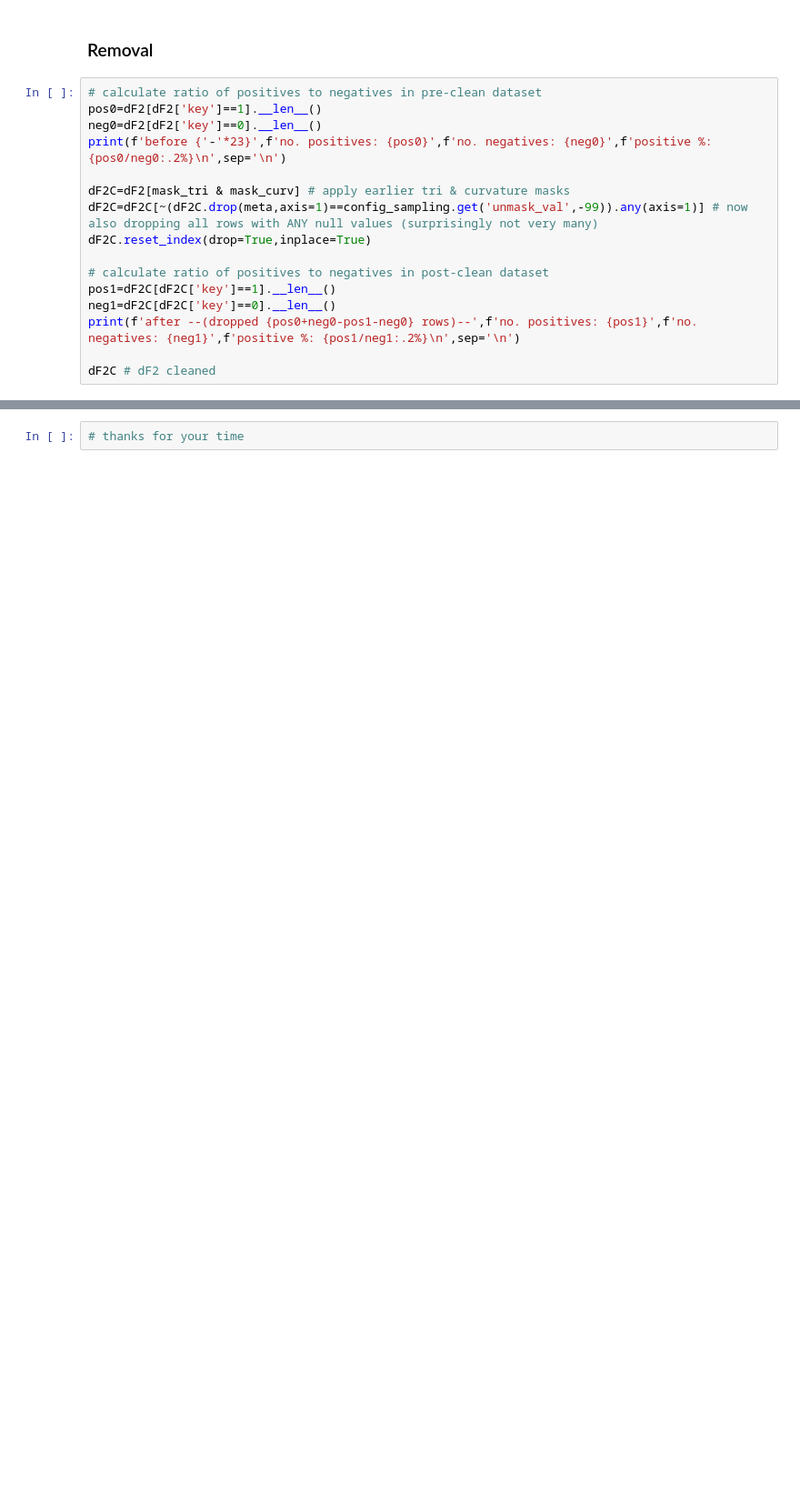
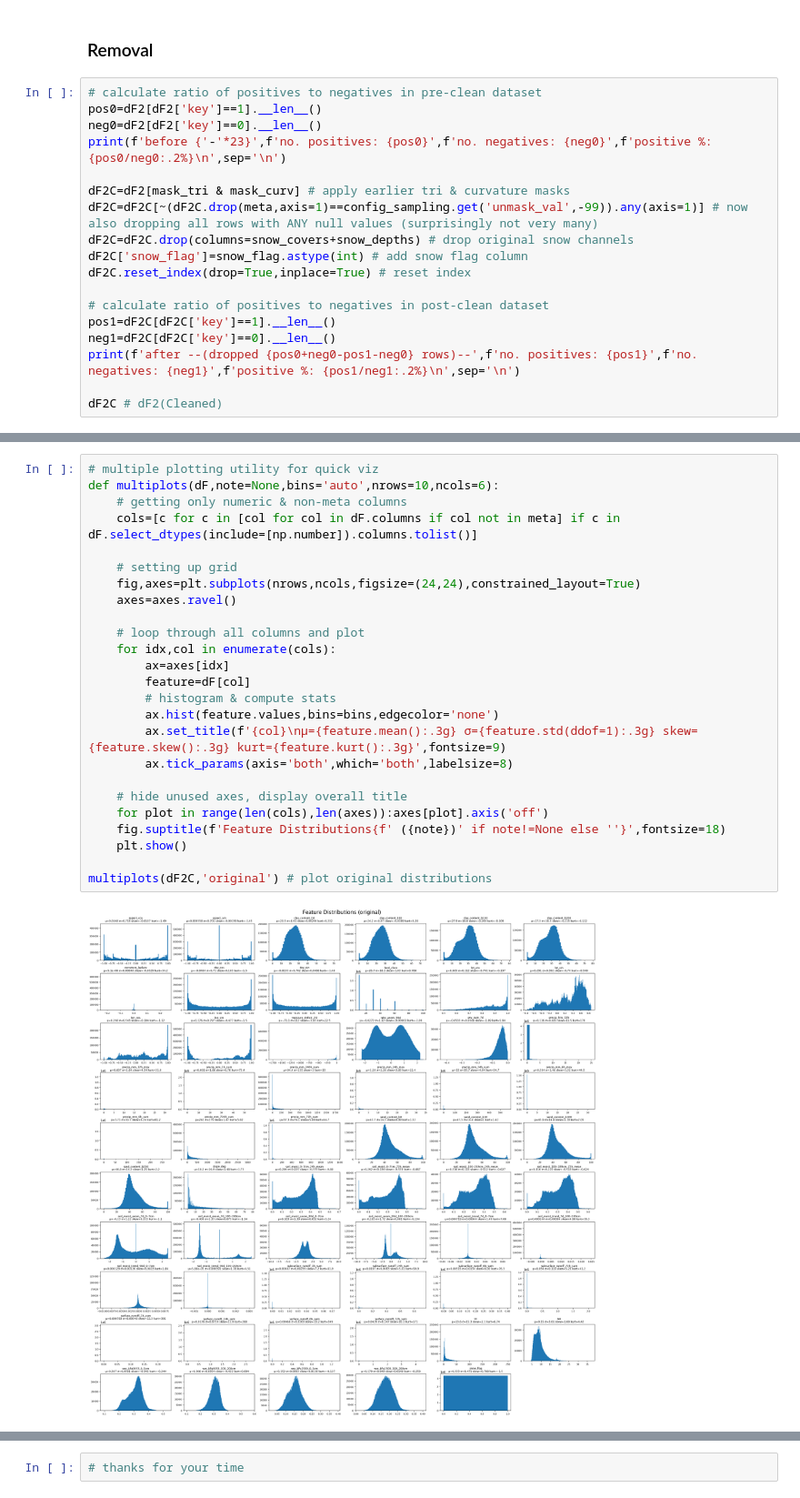
Before and after one commit to shyagehike/atlas-v2, a Jupyter notebook: features.ipynb, the cells around one changed output, grey strips where cells are left out. Shown at 91% size. Saved outputs shown, nothing was run; the diff lists cells and outputs as text; blank space fills up the shorter version.

```diff
--- a/features.ipynb
+++ b/features.ipynb
@@ -895,14 +921,16 @@ print(f'before {'-'*23}',f'no. positives: {pos0}',f'no. negatives: {neg0}',f'pos
 
 dF2C=dF2[mask_tri & mask_curv] # apply earlier tri & curvature masks
 dF2C=dF2C[~(dF2C.drop(meta,axis=1)==config_sampling.get('unmask_val',-99)).any(axis=1)] # now also dropping all rows with ANY null values (surprisingly not very many)
-dF2C.reset_index(drop=True,inplace=True)
+dF2C=dF2C.drop(columns=snow_covers+snow_depths) # drop original snow channels
+dF2C['snow_flag']=snow_flag.astype(int) # add snow flag column
+dF2C.reset_index(drop=True,inplace=True) # reset index
 
 # calculate ratio of positives to negatives in post-clean dataset
 pos1=dF2C[dF2C['key']==1].__len__()
 neg1=dF2C[dF2C['key']==0].__len__()
 print(f'after --(dropped {pos0+neg0-pos1-neg0} rows)--',f'no. positives: {pos1}',f'no. negatives: {neg1}',f'positive %: {pos1/neg1:.2%}\n',sep='\n')
 
-dF2C # dF2 cleaned
+dF2C # dF2(Cleaned)
 # %% [output]
 before -----------------------
 no. positives: 1158984
@@ -928,0 +959,27 @@ positive %: 32.86%
+# %%
+# multiple plotting utility for quick viz
+def multiplots(dF,note=None,bins='auto',nrows=10,ncols=6):
+    # getting only numeric & non-meta columns
+    cols=[c for c in [col for col in dF.columns if col not in meta] if c in dF.select_dtypes(include=[np.number]).columns.tolist()]
+
+    # setting up grid
+    fig,axes=plt.subplots(nrows,ncols,figsize=(24,24),constrained_layout=True)
+    axes=axes.ravel()
+
+    # loop through all columns and plot
+    for idx,col in enumerate(cols):
+        ax=axes[idx]
+        feature=dF[col]
+        # histogram & compute stats
+        ax.hist(feature.values,bins=bins,edgecolor='none')
+        ax.set_title(f'{col}\nμ={feature.mean():.3g} σ={feature.std(ddof=1):.3g} skew={feature.skew():.3g} kurt={feature.kurt():.3g}',fontsize=9)
+        ax.tick_params(axis='both',which='both',labelsize=8)
+
+    # hide unused axes, display overall title
+    for plot in range(len(cols),len(axes)):axes[plot].axis('off')
+    fig.suptitle(f'Feature Distributions{f' ({note})' if note!=None else ''}',fontsize=18)
+    plt.show()
+
+multiplots(dF2C,'original') # plot original distributions
+# %% [output]
+[figure, added]
```
Also changed, not shown: parts of 12 cells of this notebook, 10 other files.
